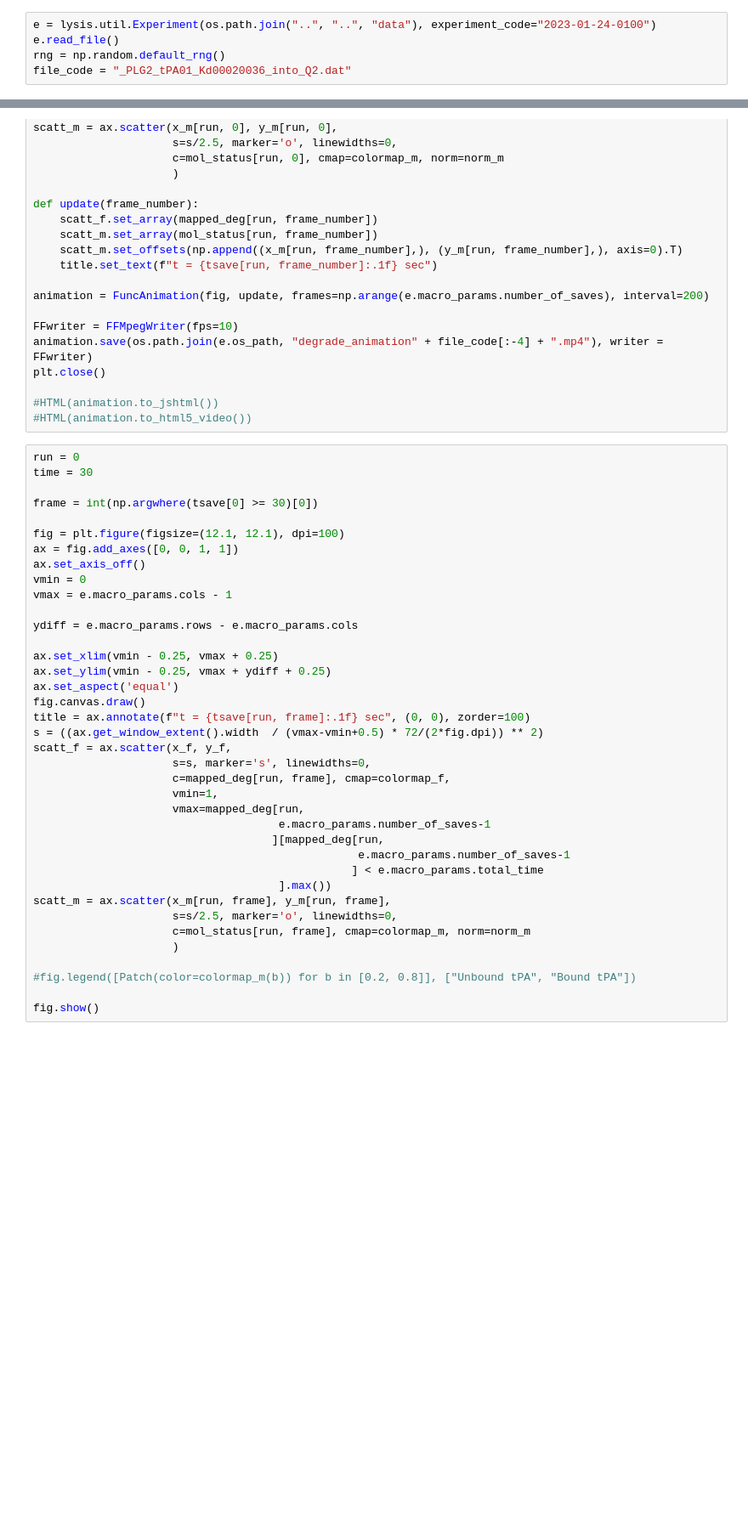
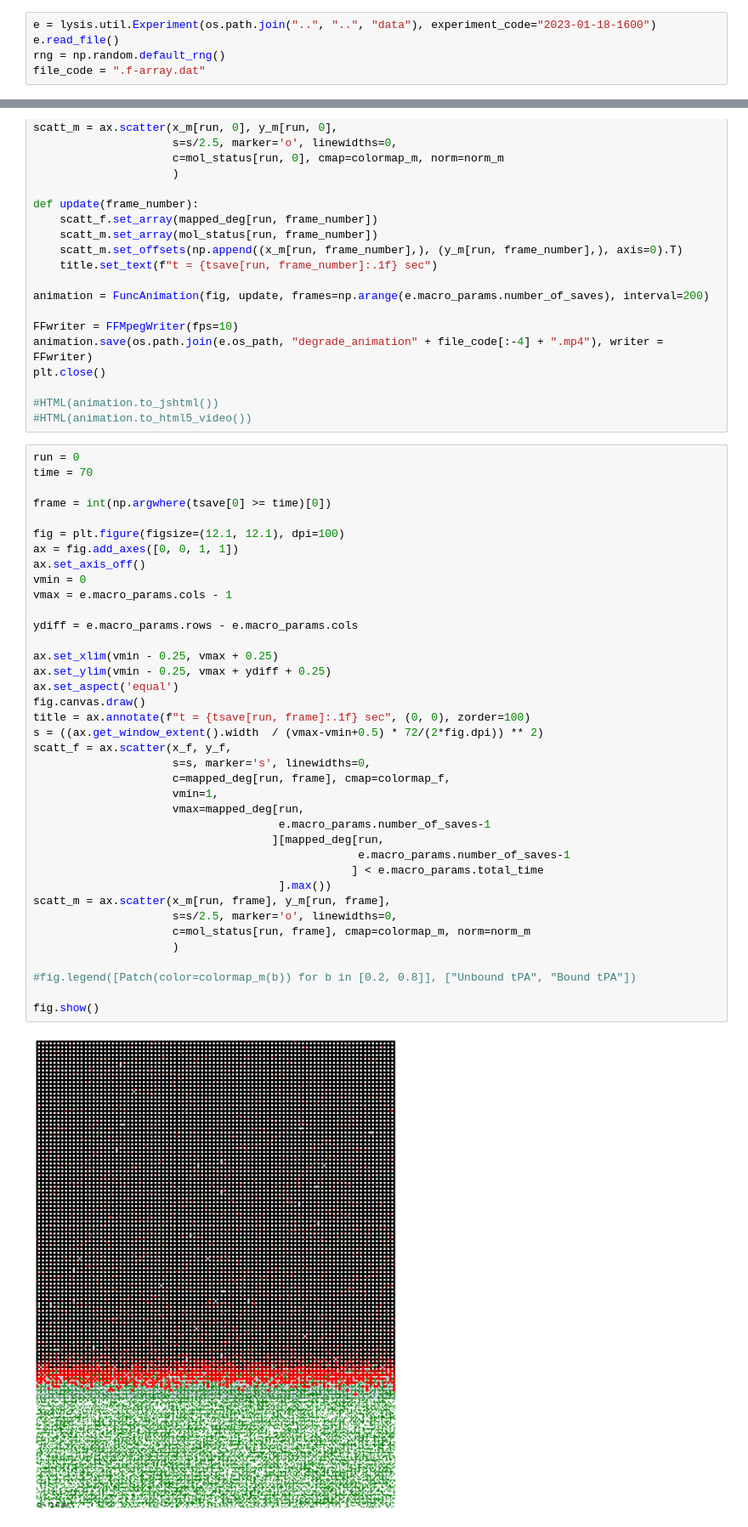
Before and after one commit to UCO-OpResearch/lysis, a Jupyter notebook: src/python/Combined Animation.ipynb, the cells around one changed output, grey strips where cells are left out. Shown at 85% size. Drawn from its saved outputs; the diff is of its cells as text; blank space fills up the shorter version.

```diff
--- a/src/python/Combined Animation.ipynb
+++ b/src/python/Combined Animation.ipynb
@@ -12,10 +12,10 @@ from matplotlib.patches import Patch
 from IPython.display import HTML
 plt.rcParams["animation.html"] = "jshtml"
 # %%
-e = lysis.util.Experiment(os.path.join("..", "..", "data"), experiment_code="2023-01-24-0100")
+e = lysis.util.Experiment(os.path.join("..", "..", "data"), experiment_code="2023-01-18-1600")
 e.read_file()
 rng = np.random.default_rng()
-file_code = "_PLG2_tPA01_Kd00020036_into_Q2.dat"
+file_code = ".f-array.dat"
 # %%
 print(e)
 # %% [output]
@@ -146,39 +144,41 @@ plt.close()
 #HTML(animation.to_html5_video())
 # %%
 run = 0
-time = 30
+time = 70
 
-frame = int(np.argwhere(tsave[0] >= 30)[0])
+frame = int(np.argwhere(tsave[0] >= time)[0])
 
 fig = plt.figure(figsize=(12.1, 12.1), dpi=100)
 ax = fig.add_axes([0, 0, 1, 1])
 ax.set_axis_off()
 vmin = 0
 vmax = e.macro_params.cols - 1
 
 ydiff = e.macro_params.rows - e.macro_params.cols
 
 ax.set_xlim(vmin - 0.25, vmax + 0.25)
 ax.set_ylim(vmin - 0.25, vmax + ydiff + 0.25)
 ax.set_aspect('equal')
 fig.canvas.draw()
 title = ax.annotate(f"t = {tsave[run, frame]:.1f} sec", (0, 0), zorder=100)
 s = ((ax.get_window_extent().width  / (vmax-vmin+0.5) * 72/(2*fig.dpi)) ** 2)
 scatt_f = ax.scatter(x_f, y_f,
                      s=s, marker='s', linewidths=0,
                      c=mapped_deg[run, frame], cmap=colormap_f,
                      vmin=1,
                      vmax=mapped_deg[run,
                                      e.macro_params.number_of_saves-1
                                     ][mapped_deg[run,
                                                  e.macro_params.number_of_saves-1
                                                 ] < e.macro_params.total_time
                                      ].max())
 scatt_m = ax.scatter(x_m[run, frame], y_m[run, frame],
                      s=s/2.5, marker='o', linewidths=0,
                      c=mol_status[run, frame], cmap=colormap_m, norm=norm_m
                      )
 
 #fig.legend([Patch(color=colormap_m(b)) for b in [0.2, 0.8]], ["Unbound tPA", "Bound tPA"])
 
 fig.show()
+# %% [output]
+[figure, added]
```
Also changed, not shown: parts of 2 cells of this notebook, 13 other files.
